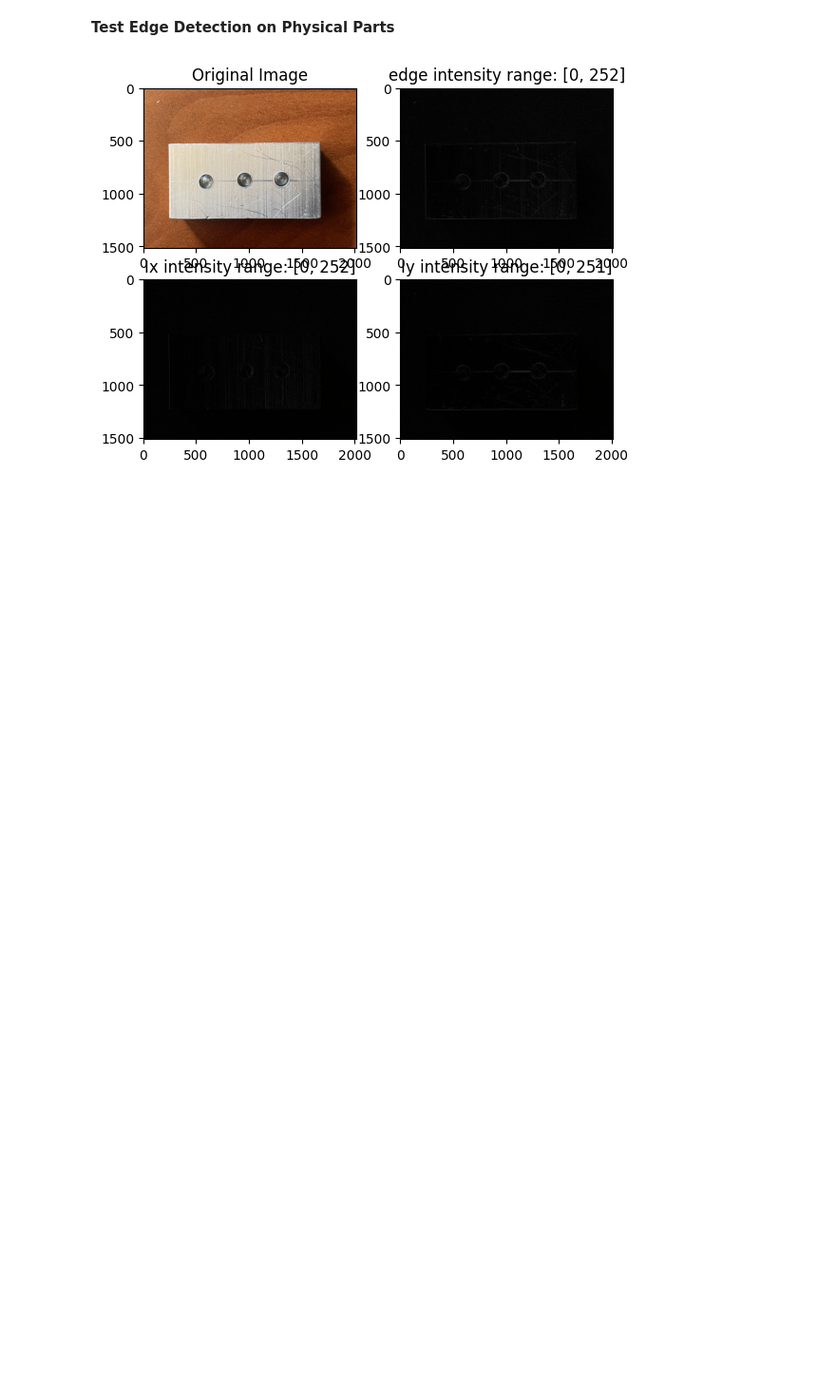
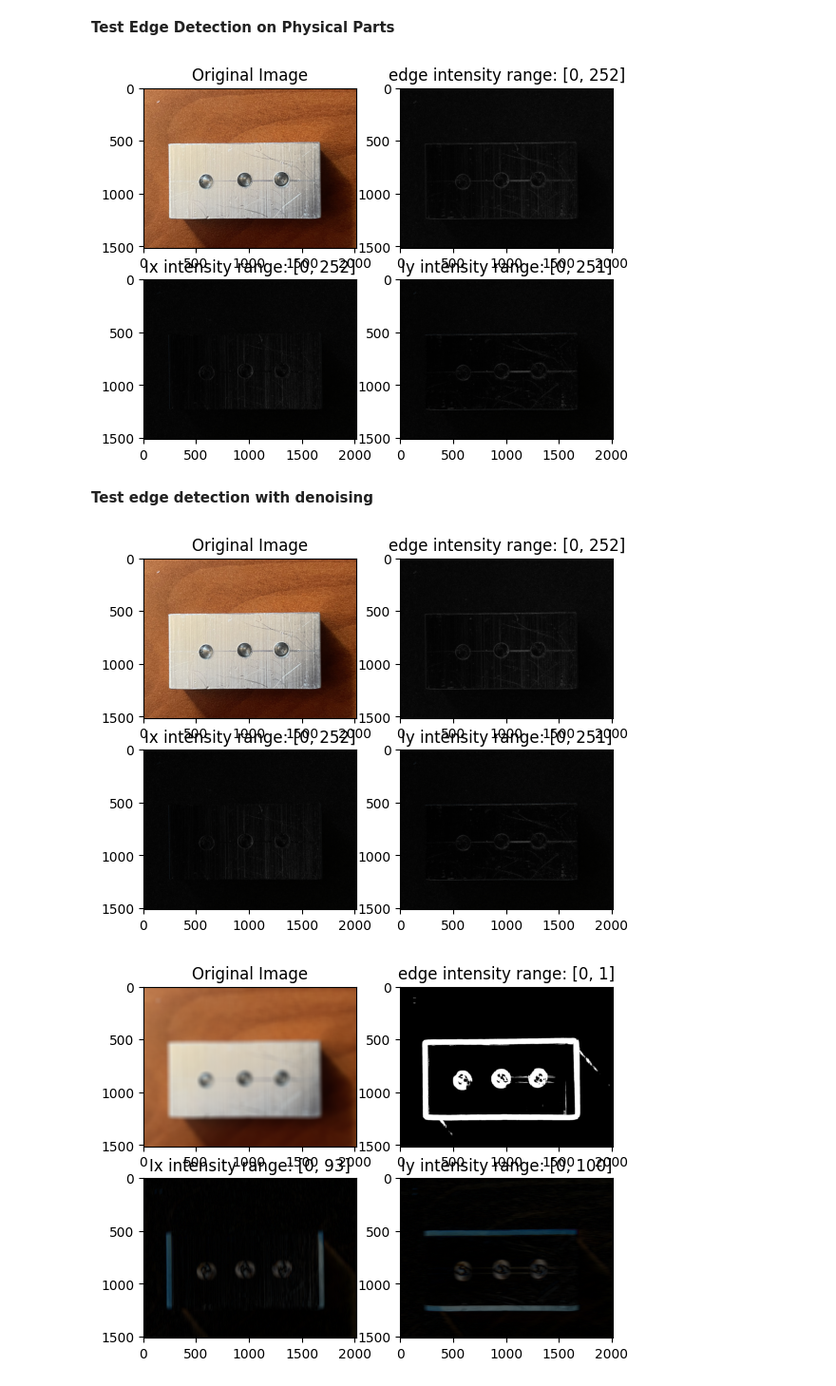
Before and after one commit to Zack-szh/CV-Based-Geometric-Dimensioning-Tolerancing, a Jupyter notebook: testing.ipynb, the cells around one changed output. Shown at 95% size. Drawn from its saved outputs; the diff is of its cells as text; code cells hidden in the pictures; blank space fills up the shorter version.

```diff
--- a/testing.ipynb
+++ b/testing.ipynb
@@ -102,3 +103,27 @@ edges, Ix, Iy = main.detect_edges(img_part1)
 show_edge_results(img_part1, edges, Ix, Iy)
 # %% [output]
 [figure]
+# %% [markdown]
+**Test edge detection with denoising**
+# %%
+# get fine edges (org image, 1-step gradient)
+edges_fine, Ix, Iy = main.detect_edges(img_part1, derv_len=1)
+show_edge_results(img_part1, edges_fine, Ix, Iy)
+
+# gauss blur img
+sigma = 50
+img_part1_gb = cv2.GaussianBlur(img_part1, ksize=(sigma+1,sigma+1), sigmaX=sigma, sigmaY=sigma)
+# take large-step gradient
+step = sigma//10
+step = step if step>0 else 1
+edges_crude, Ix, Iy = main.detect_edges(img_part1_gb, derv_len=sigma//10)
+# threshold
+thrs = 90   # percentile above which to keep
+edges_crude = np.where(edges_crude>=np.percentile(edges_crude, thrs), 1, 0)
+show_edge_results(img_part1_gb, edges_crude, Ix, Iy)
+# mask
+edges_masked = np.where(edges_crude>0, edges_fine, 0)
+show_edge_results(img_part1, edges_masked, Ix, Iy)
+# %% [output]
+[figure, added]
+[figure, added]
```
Also changed, not shown: parts of 4 cells of this notebook, 1 other file.
